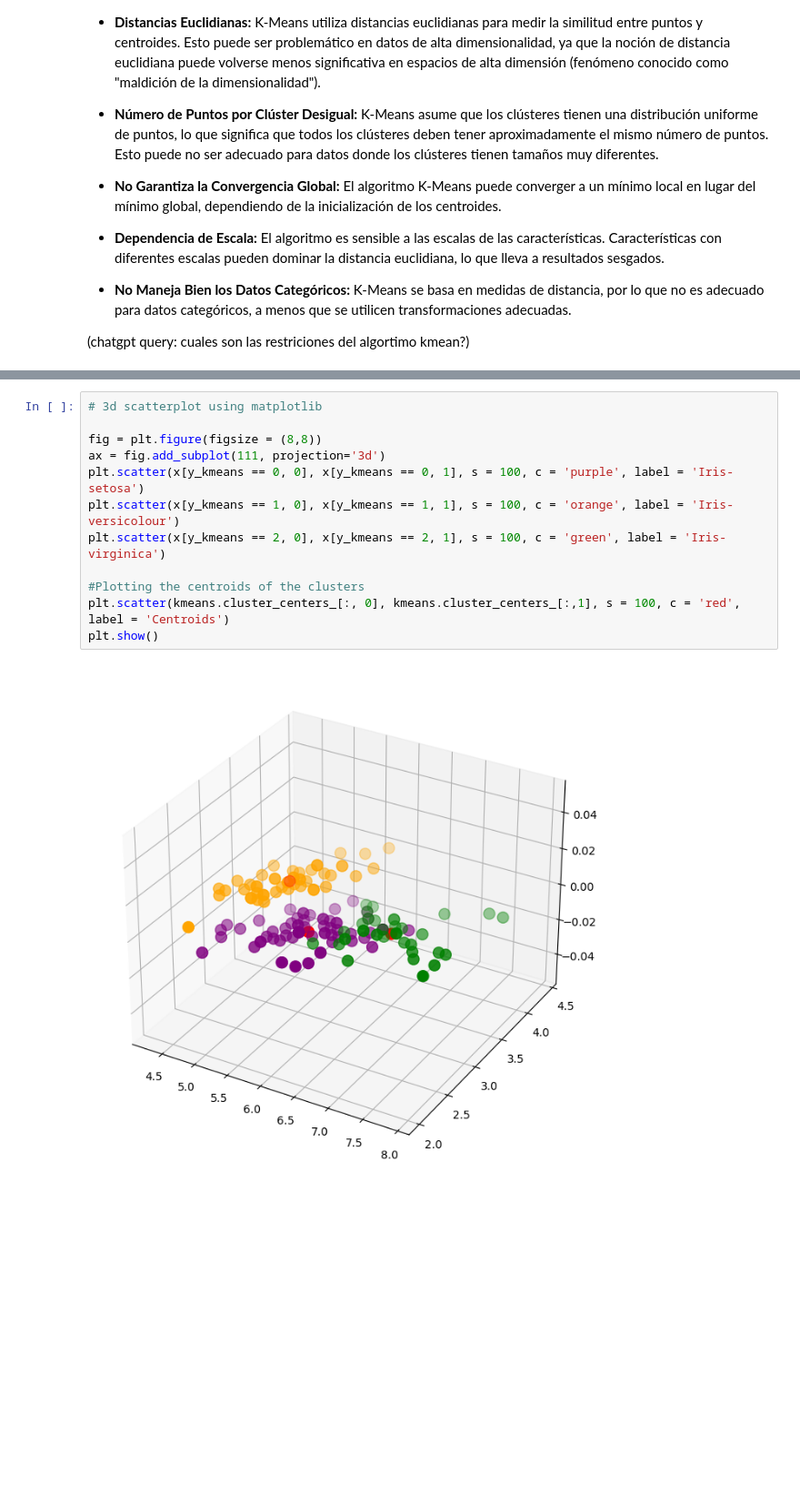
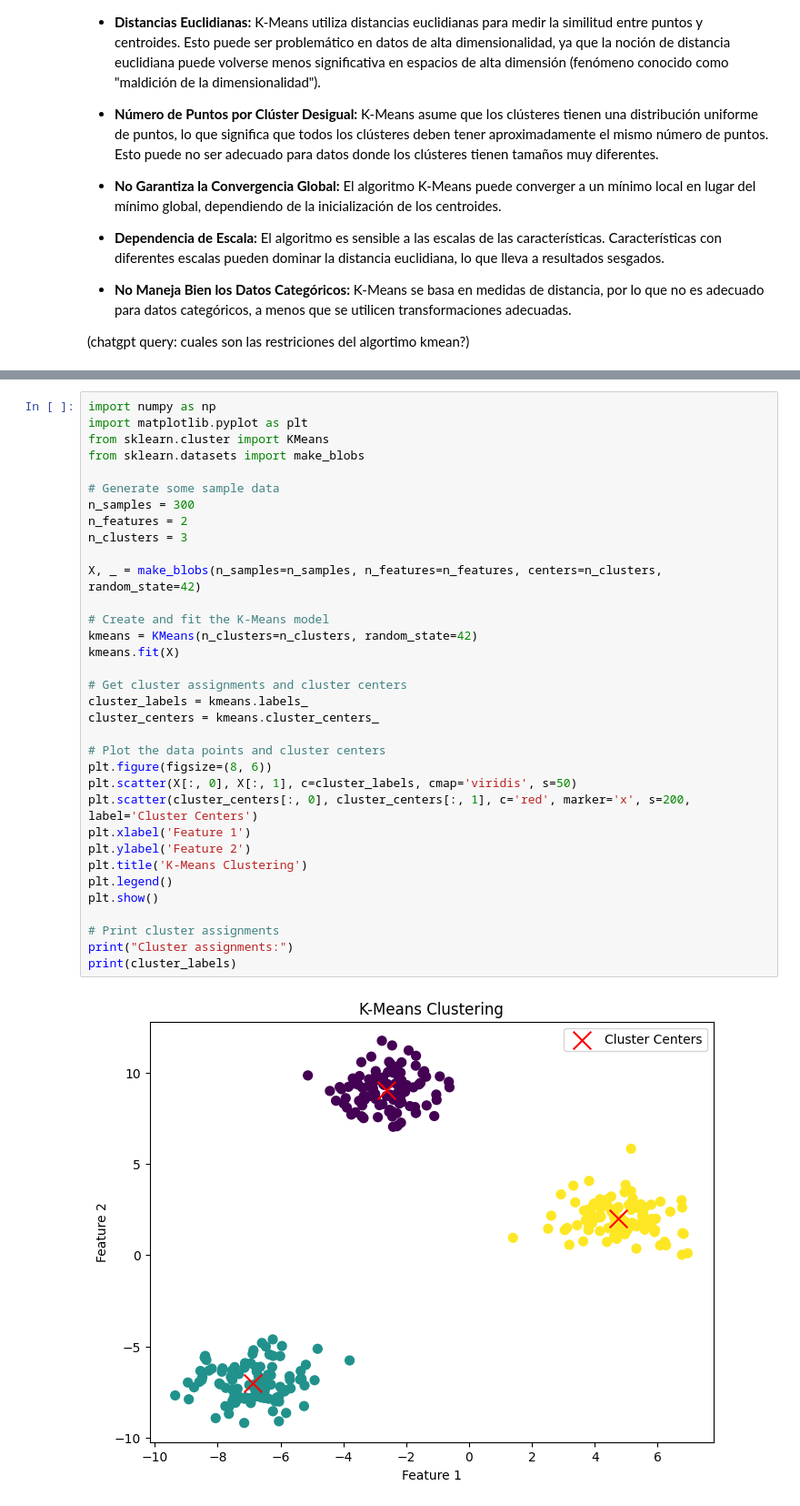
Before and after one commit to javi00/investigacion-ml, a Jupyter notebook: 1_kmeans.ipynb, the cells around one changed output, grey strips where cells are left out. Shown: that part at 91% size. Drawn from its saved outputs; the diff is of its cells as text; blank space fills up the shorter version.

```diff
--- a/1_kmeans.ipynb
+++ b/1_kmeans.ipynb
@@ -205,14 +85,36 @@ plt.legend();
-# %%
-# 3d scatterplot using matplotlib
-
-fig = plt.figure(figsize = (8,8))
-ax = fig.add_subplot(111, projection='3d')
-plt.scatter(x[y_kmeans == 0, 0], x[y_kmeans == 0, 1], s = 100, c = 'purple', label = 'Iris-setosa')
-plt.scatter(x[y_kmeans == 1, 0], x[y_kmeans == 1, 1], s = 100, c = 'orange', label = 'Iris-versicolour')
-plt.scatter(x[y_kmeans == 2, 0], x[y_kmeans == 2, 1], s = 100, c = 'green', label = 'Iris-virginica')
-
-#Plotting the centroids of the clusters
-plt.scatter(kmeans.cluster_centers_[:, 0], kmeans.cluster_centers_[:,1], s = 100, c = 'red', label = 'Centroids')
-plt.show()
-# %% [output]
-[figure, removed]
+# %%
+import numpy as np
+import matplotlib.pyplot as plt
+from sklearn.cluster import KMeans
+from sklearn.datasets import make_blobs
+
+# Generate some sample data
+n_samples = 300
+n_features = 2
+n_clusters = 3
+
+X, _ = make_blobs(n_samples=n_samples, n_features=n_features, centers=n_clusters, random_state=42)
+
+# Create and fit the K-Means model
+kmeans = KMeans(n_clusters=n_clusters, random_state=42)
+kmeans.fit(X)
+
+# Get cluster assignments and cluster centers
+cluster_labels = kmeans.labels_
+cluster_centers = kmeans.cluster_centers_
+
+# Plot the data points and cluster centers
+plt.figure(figsize=(8, 6))
+plt.scatter(X[:, 0], X[:, 1], c=cluster_labels, cmap='viridis', s=50)
+plt.scatter(cluster_centers[:, 0], cluster_centers[:, 1], c='red', marker='x', s=200, label='Cluster Centers')
+plt.xlabel('Feature 1')
+plt.ylabel('Feature 2')
+plt.title('K-Means Clustering')
+plt.legend()
+plt.show()
+
+# Print cluster assignments
+print("Cluster assignments:")
+print(cluster_labels)
+# %% [output]
+[figure, added]
```
Also changed, not shown: parts of 20 cells of this notebook, 12 other files.
